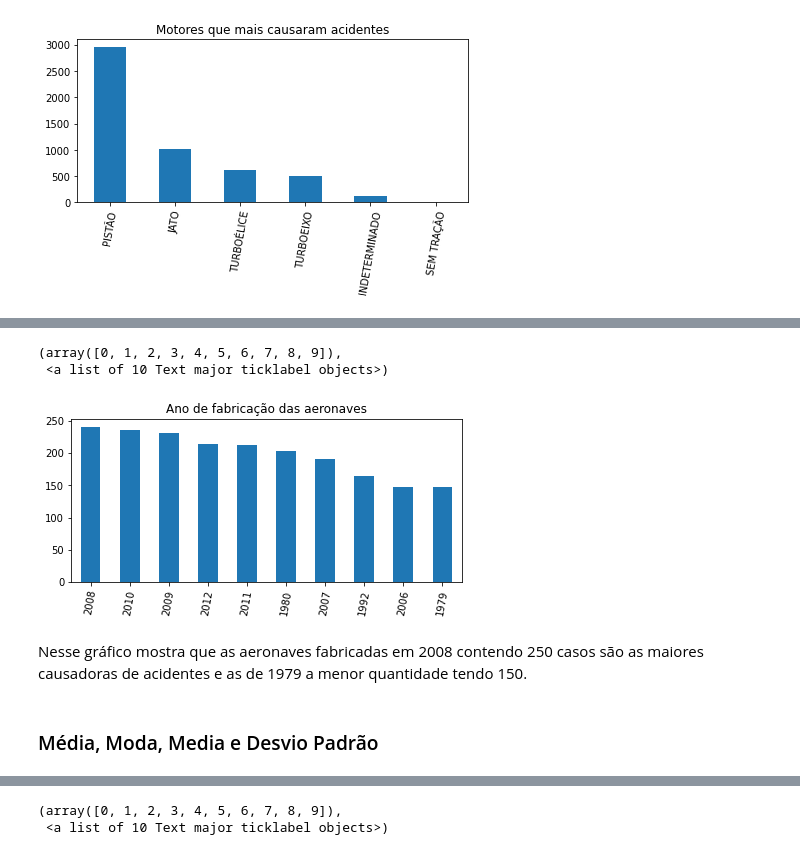
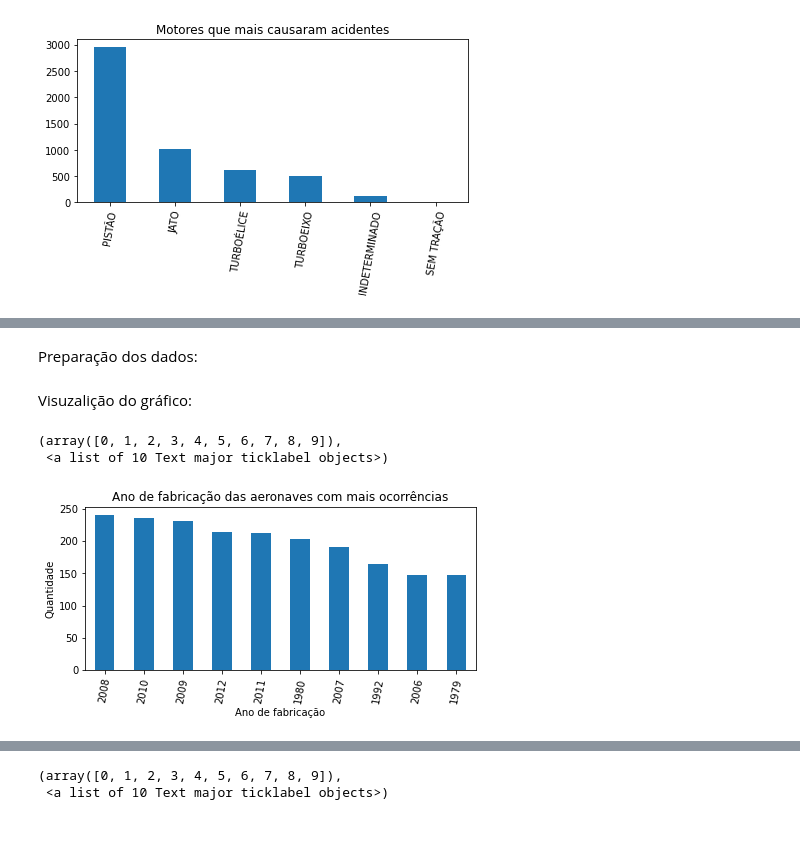
Before and after one commit to diogo-agb/analise-dados-acidentes-aereos, a Jupyter notebook: projeto-analise-dados.ipynb, the cells around one changed output, grey strips where cells are left out. Drawn from its saved outputs; the diff is of its cells as text; code cells hidden in the pictures.

```diff
--- a/projeto-analise-dados.ipynb
+++ b/projeto-analise-dados.ipynb
@@ -637,15 +645,17 @@ Name: motor_tipo, dtype: float64
+# %% [markdown]
+Preparação dos dados:
 # %%
 ano_tratado =acidentes_aereos['aeronave_ano_fabricacao'].replace(0, method='bfill')
 # %%
 ano_de_fabricacao = ano_tratado.value_counts().head(10)
+# %% [markdown]
+Visuzalição do gráfico:
 # %%
-ano_de_fabricacao.plot(kind='bar', subplots=True, label="Ano de fabricação das aeronaves" ,figsize=(7, 3))
+ano_de_fabricacao.plot(kind='bar', subplots=True, label="Ano de fabricação das aeronaves com mais ocorrências" ,figsize=(7, 3))
+plt.xlabel('Ano de fabricação')
+plt.ylabel('Quantidade')
 plt.xticks(rotation=80)
 # %% [output]
 (array([0, 1, 2, 3, 4, 5, 6, 7, 8, 9]),
  <a list of 10 Text major ticklabel objects>)
-[figure, old version]
+[figure, new version]
-# %% [markdown]
-Nesse gráfico mostra que as aeronaves fabricadas em 2008 contendo 250 casos são as maiores causadoras de acidentes e as de 1979 a menor quantidade tendo 150.
-# %% [markdown]
-### Média, Moda, Media e Desvio Padrão
```
Also changed, not shown: parts of 115 cells of this notebook.
